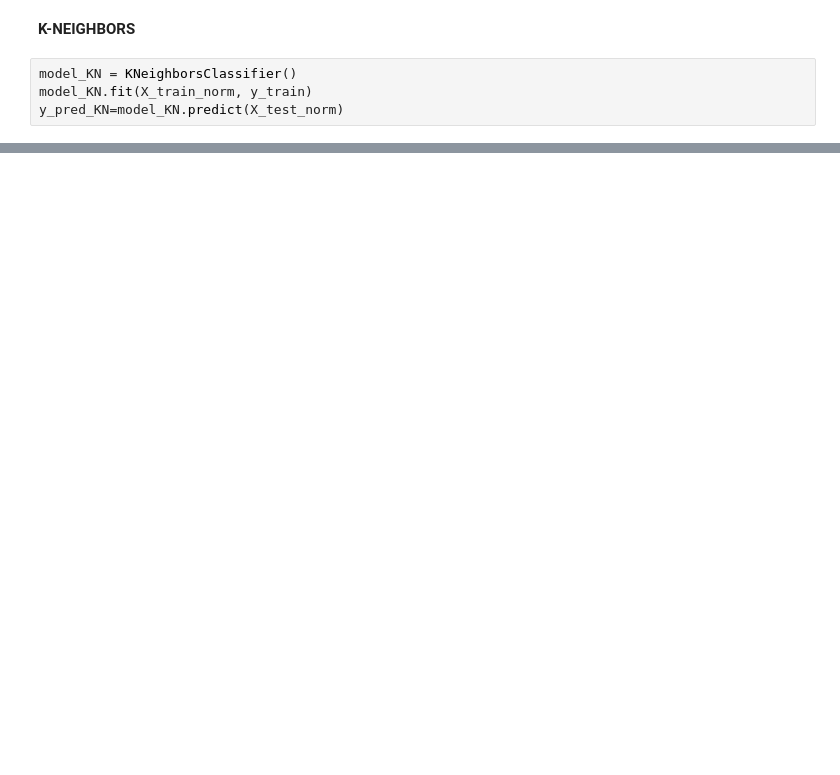
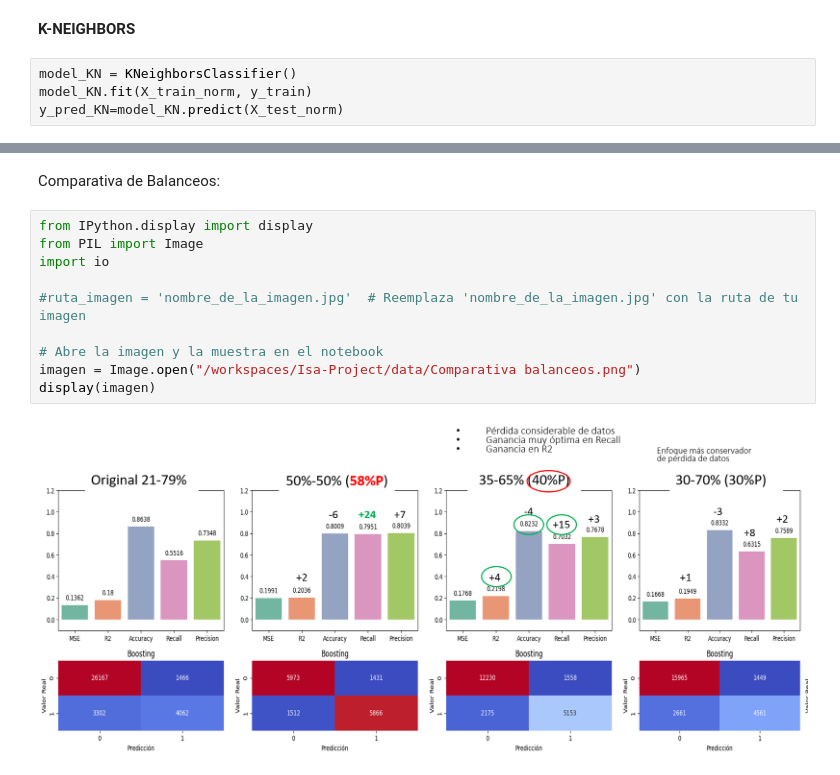
Before and after one commit to 4GeeksAcademy/Proyecto-Bank-Churn-Eli-Isa, a Jupyter notebook: src/Modelos-1.ipynb, the cells around one changed output, grey strips where cells are left out. Saved outputs shown, nothing was run; the diff lists cells and outputs as text; blank space fills up the shorter version.

```diff
--- a/src/Modelos-1.ipynb
+++ b/src/Modelos-1.ipynb
@@ -557,0 +727,14 @@ print(balanced_data['Exited'].value_counts())
+# %% [markdown]
+Comparativa de Balanceos:
+# %%
+from IPython.display import display
+from PIL import Image
+import io
+
+#ruta_imagen = 'nombre_de_la_imagen.jpg'  # Reemplaza 'nombre_de_la_imagen.jpg' con la ruta de tu imagen
+
+# Abre la imagen y la muestra en el notebook
+imagen = Image.open("/workspaces/Isa-Project/data/Comparativa balanceos.png")
+display(imagen)
+# %% [output]
+[figure, added]
```
Also changed, not shown: parts of 25 cells of this notebook, 3 other files.
